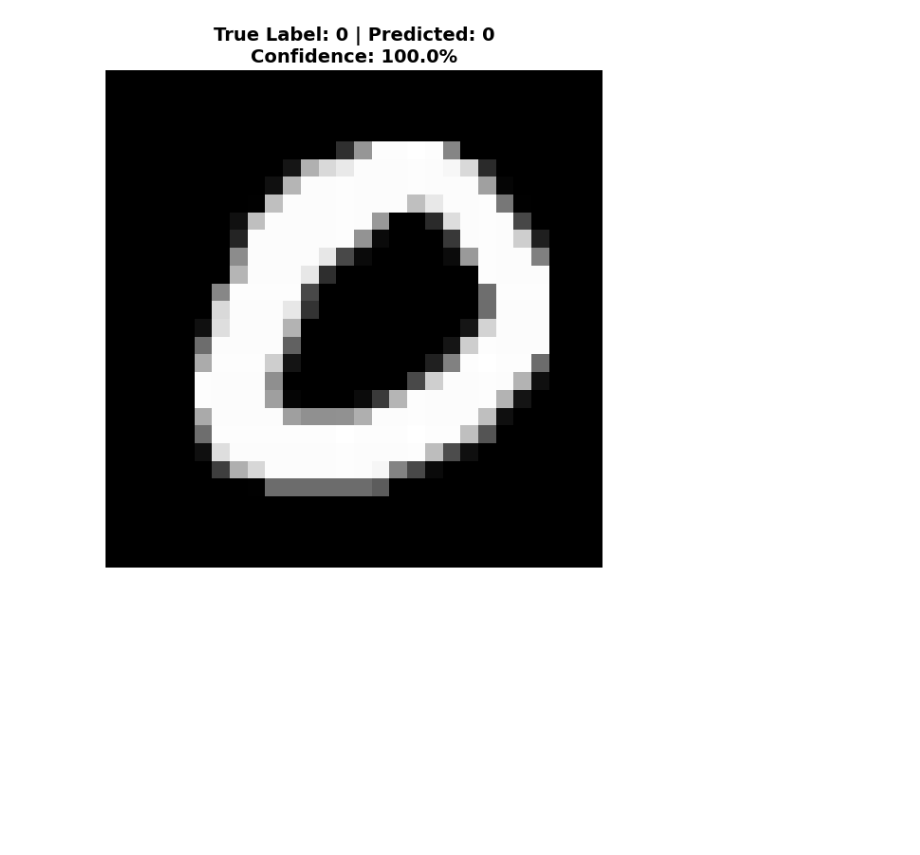
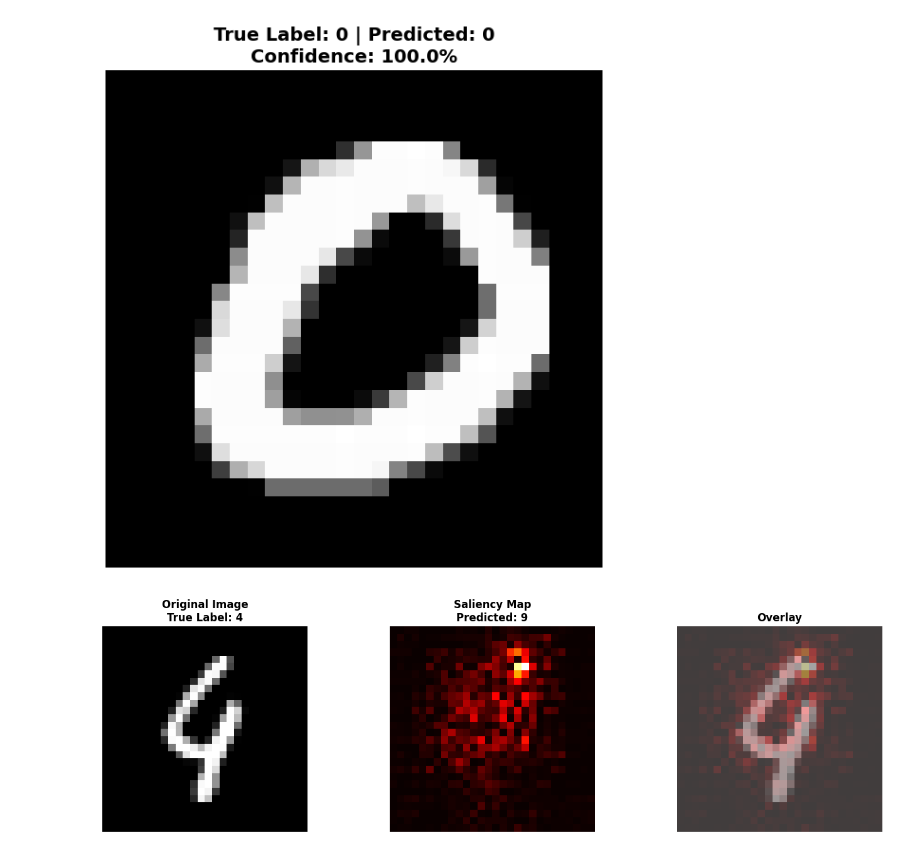
Before and after one commit to NETSADOM/CNN-Training-and-Image-Classification, a Jupyter notebook: CNN_Training_&_Image_Classification.ipynb, the cells around one changed output. Drawn from its saved outputs; the diff is of its cells as text; code cells hidden in the pictures; blank space fills up the shorter version.

```diff
--- a/CNN_Training_&_Image_Classification.ipynb
+++ b/CNN_Training_&_Image_Classification.ipynb
@@ -136,3 +136,39 @@ plt.tight_layout()
 plt.show()
 # %% [output]
 [figure]
+# %%
+predicted_labels = np.argmax(predictions, axis=1)
+misclassified = np.where(predicted_labels != y_test)[0]
+# %%
+if len(misclassified) > 0:
+    mis_idx = misclassified[0]
+    img = tf.convert_to_tensor(x_test[mis_idx:mis_idx+1])
+
+    with tf.GradientTape() as tape:
+        tape.watch(img)
+        pred = model(img)
+        pred_class = tf.argmax(pred[0])
+        score = pred[0][pred_class]
+
+    grads = tape.gradient(score, img)
+    saliency = tf.reduce_max(tf.abs(grads), axis=-1)[0].numpy()
+
+    fig, axes = plt.subplots(1, 3, figsize=(14, 4))
+
+    axes[0].imshow(x_test[mis_idx].reshape(28, 28), cmap='gray')
+    axes[0].set_title(f'Original Image\nTrue Label: {y_test[mis_idx]}', fontsize=12, fontweight='bold')
+    axes[0].axis('off')
+
+    axes[1].imshow(saliency, cmap='hot')
+    axes[1].set_title(f'Saliency Map\nPredicted: {predicted_labels[mis_idx]}', fontsize=12, fontweight='bold')
+    axes[1].axis('off')
+
+    axes[2].imshow(x_test[mis_idx].reshape(28, 28), cmap='gray', alpha=0.6)
+    axes[2].imshow(saliency, cmap='hot', alpha=0.4)
+    axes[2].set_title('Overlay', fontsize=12, fontweight='bold')
+    axes[2].axis('off')
+
+    plt.tight_layout()
+    plt.show()
+# %% [output]
+[figure, added]
```
